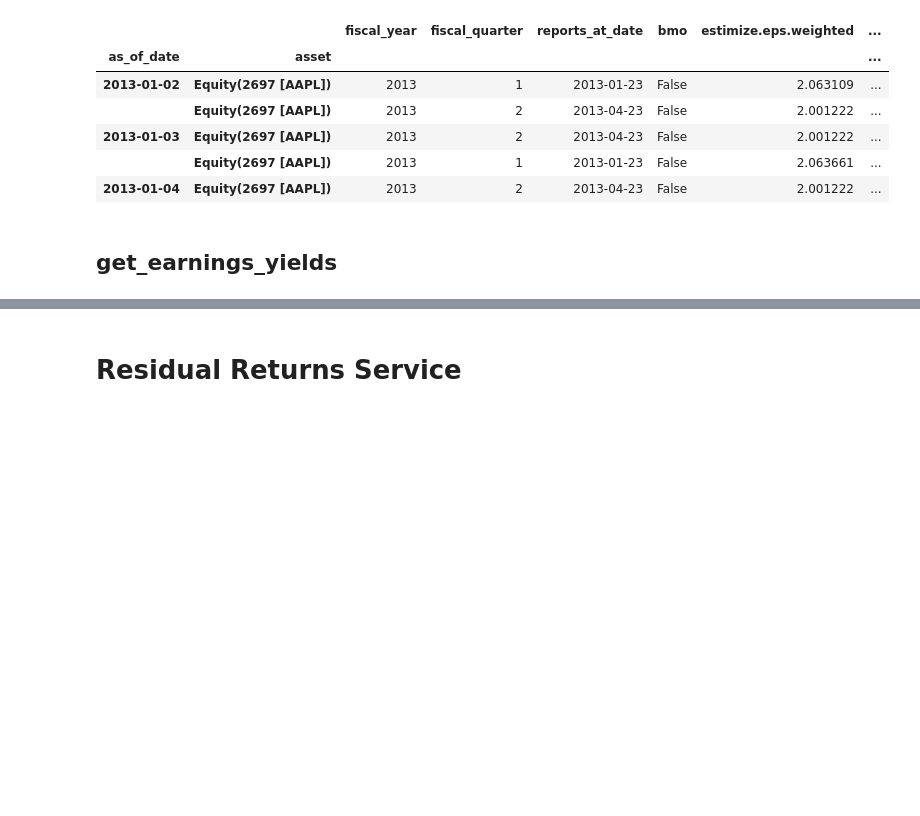
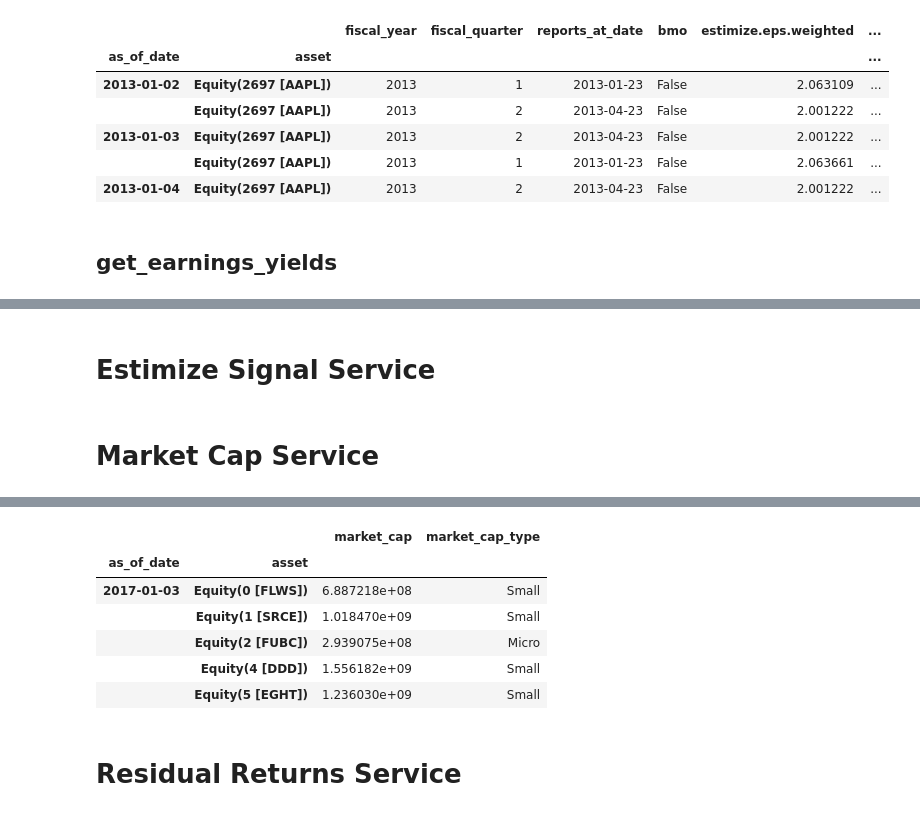
Before and after one commit to Estimize/estimize-research-py, a Jupyter notebook: notebooks/api_examples.ipynb, the cells around one changed output, grey strips where cells are left out. Saved outputs shown, nothing was run; the diff lists cells and outputs as text; code cells hidden in the pictures; blank space fills up the shorter version.

```diff
--- a/notebooks/api_examples.ipynb
+++ b/notebooks/api_examples.ipynb
@@ -136,3 +136,16 @@ Num Rows:  62
 | 2013-01-03 | Equity(2697 [AAPL]) | 2013 | 1 | 2013-01-23 | False | 0.011132 | ... |
 |  | Equity(2697 [AAPL]) | 2013 | 2 | 2013-04-23 | False | 0.011389 | ... |
 | 2013-01-06 | Equity(2697 [AAPL]) | 2013 | 1 | 2013-01-23 | False | 0.011168 | ... |
+# %% [markdown]
+# Estimize Signal Service
+# %% [markdown]
+# Market Cap Service
+# %%
+from estimize.services import MarketCapService
+
+market_cap_service = injector.get(MarketCapService)
+
+mcdf = market_cap_service.get_market_caps('2017-01-01', '2018-01-01')
+print('Max as_of_date: ', mcdf.index.get_level_values('as_of_date')[-1])
+display(mcdf.head(5))
+# %% [output]
@@ -139,3 +153,10 @@ Num Rows:  62
+|  |  | market_cap | market_cap_type |
+| as_of_date | asset |  |  |
+| 2017-01-03 | Equity(0 [FLWS]) | 6.887218e+08 | Small |
+|  | Equity(1 [SRCE]) | 1.018470e+09 | Small |
+|  | Equity(2 [FUBC]) | 2.939075e+08 | Micro |
+|  | Equity(4 [DDD]) | 1.556182e+09 | Small |
+|  | Equity(5 [EGHT]) | 1.236030e+09 | Small |
 # %% [markdown]
 # Residual Returns Service
 # %%
```
Also changed, not shown: parts of 1 cell of this notebook, 15 other files.
